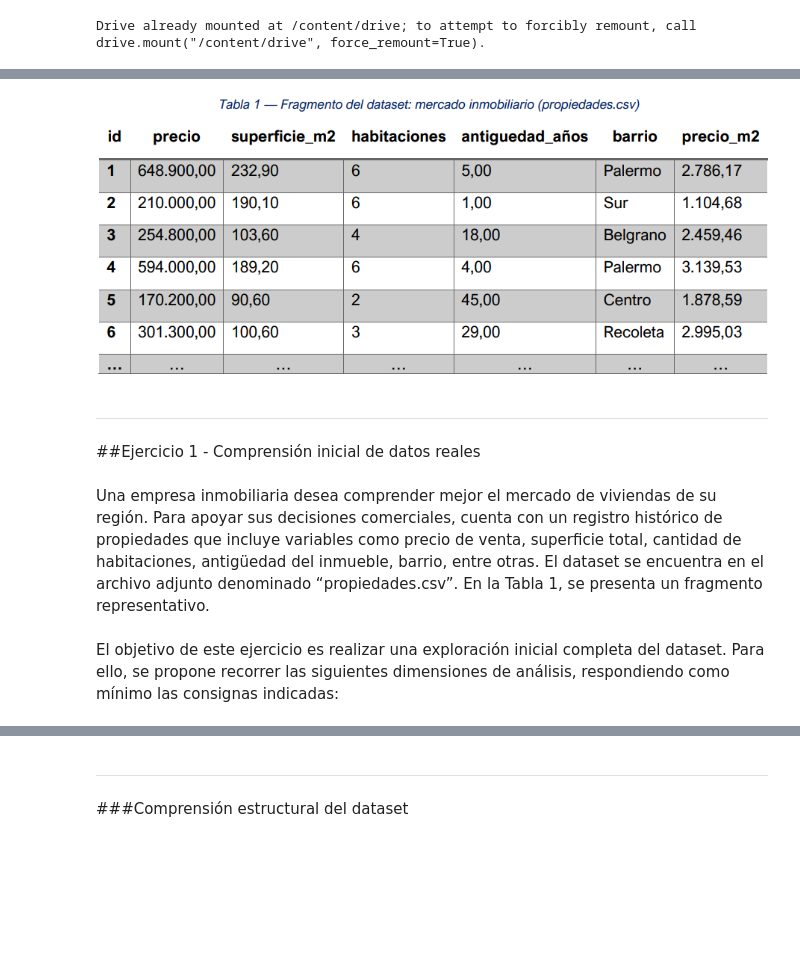
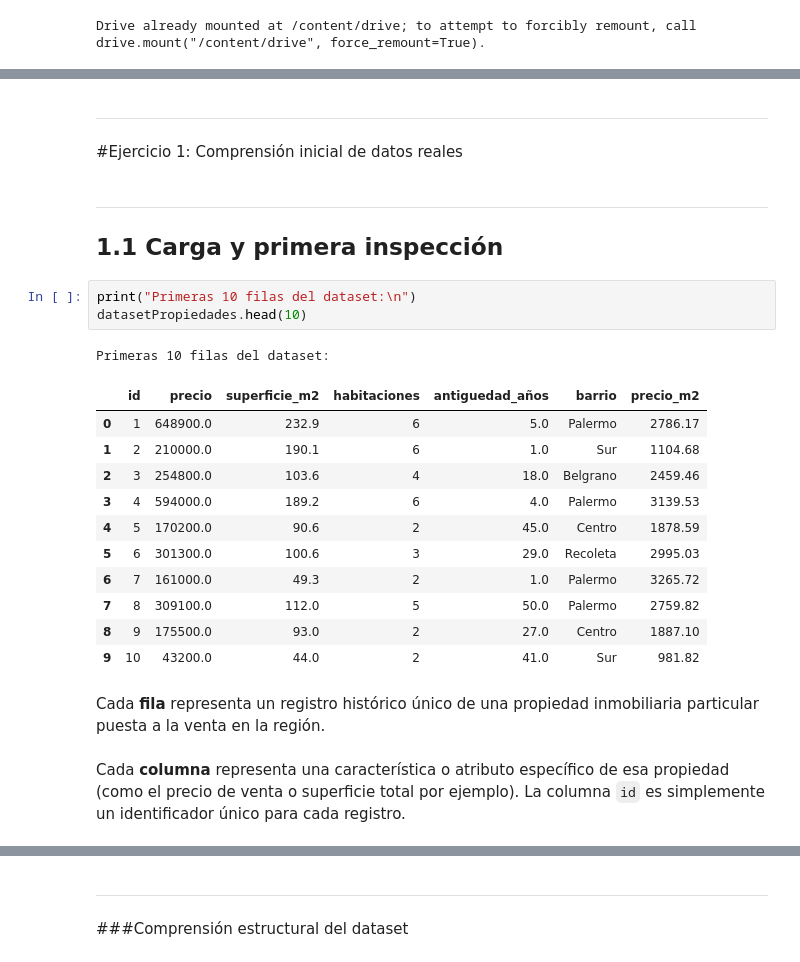
Before and after one commit to Santibareiro27/Inteligencia-Computacional, a Jupyter notebook: RA1_TP2/RA1_Trabajo_práctico_N°_2,_8.ipynb, the cells around one changed output, grey strips where cells are left out. Cells and saved outputs as stored; diff of their text form; blank space fills up the shorter version.

```diff
--- a/RA1_TP2/RA1_Trabajo_práctico_N°_2,_8.ipynb
+++ b/RA1_TP2/RA1_Trabajo_práctico_N°_2,_8.ipynb
@@ -63,13 +65,28 @@ datasetDesconocido = pd.read_csv(dataset_path)
-# %% [markdown]
-![image.png](embedded-picture-1)
 # %% [markdown]
 ---
-##Ejercicio 1 - Comprensión inicial de datos reales
+#Ejercicio 1: Comprensión inicial de datos reales
-# %% [markdown]
-Una empresa inmobiliaria desea comprender mejor el mercado de viviendas de su región. Para apoyar
-sus decisiones comerciales, cuenta con un registro histórico de propiedades que incluye variables como
-precio de venta, superficie total, cantidad de habitaciones, antigüedad del inmueble, barrio, entre otras.
-El dataset se encuentra en el archivo adjunto denominado “propiedades.csv”. En la Tabla 1, se presenta
-un fragmento representativo.
-# %% [markdown]
-El objetivo de este ejercicio es realizar una exploración inicial completa del dataset. Para ello, se propone recorrer las siguientes dimensiones de análisis, respondiendo como mínimo las consignas indicadas:
+# %% [markdown]
+
+---
+
+## 1.1 Carga y primera inspección
+# %%
+print("Primeras 10 filas del dataset:\n")
+datasetPropiedades.head(10)
+# %% [output]
+Primeras 10 filas del dataset:
+|  | id | precio | superficie_m2 | habitaciones | antiguedad_años | barrio | precio_m2 |
+| 0 | 1 | 648900.0 | 232.9 | 6 | 5.0 | Palermo | 2786.17 |
+| 1 | 2 | 210000.0 | 190.1 | 6 | 1.0 | Sur | 1104.68 |
+| 2 | 3 | 254800.0 | 103.6 | 4 | 18.0 | Belgrano | 2459.46 |
+| 3 | 4 | 594000.0 | 189.2 | 6 | 4.0 | Palermo | 3139.53 |
+| 4 | 5 | 170200.0 | 90.6 | 2 | 45.0 | Centro | 1878.59 |
+| 5 | 6 | 301300.0 | 100.6 | 3 | 29.0 | Recoleta | 2995.03 |
+| 6 | 7 | 161000.0 | 49.3 | 2 | 1.0 | Palermo | 3265.72 |
+| 7 | 8 | 309100.0 | 112.0 | 5 | 50.0 | Palermo | 2759.82 |
+| 8 | 9 | 175500.0 | 93.0 | 2 | 27.0 | Centro | 1887.10 |
+| 9 | 10 | 43200.0 | 44.0 | 2 | 41.0 | Sur | 981.82 |
+# %% [markdown]
+Cada **fila** representa un registro histórico único de una propiedad inmobiliaria particular puesta a la venta en la región.
+# %% [markdown]
+Cada **columna** representa una característica o atributo específico de esa propiedad (como el precio de venta o superficie total por ejemplo). La columna `id` es simplemente un identificador único para cada registro.
```
Also changed, not shown: parts of 23 cells of this notebook.
